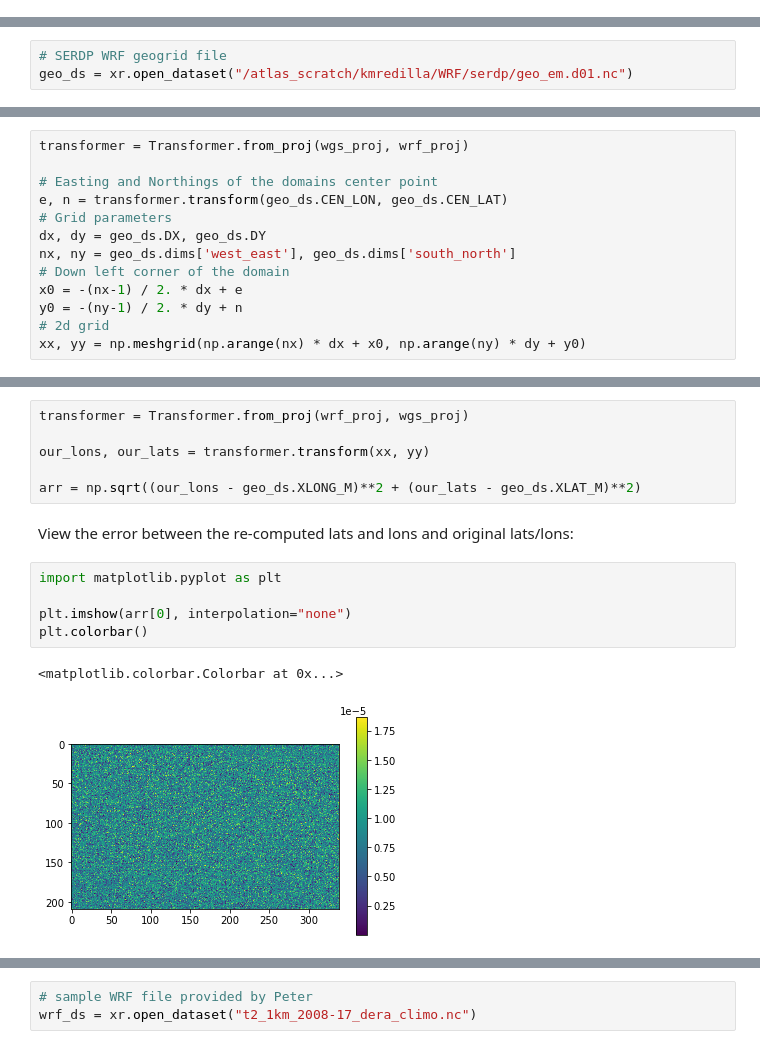
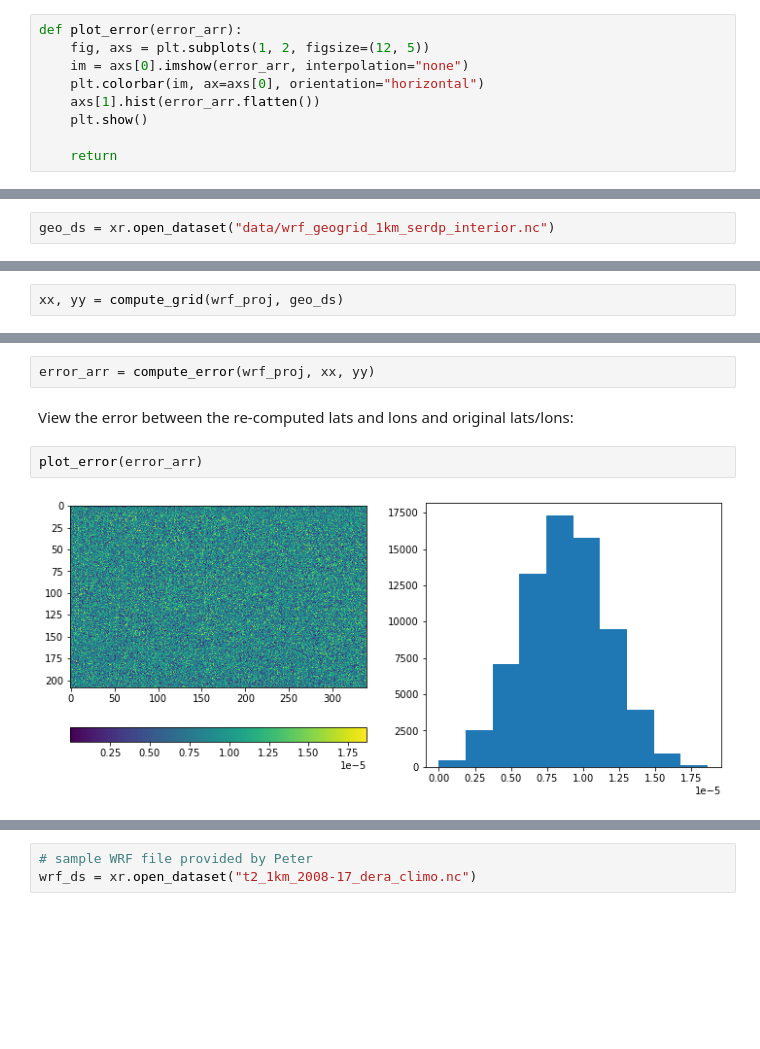
Before and after one commit to ua-snap/snap-geo, a Jupyter notebook: project_wrf.ipynb, the cells around one changed output, grey strips where cells are left out. Saved outputs shown, nothing was run; the diff lists cells and outputs as text; blank space fills up the shorter version.

```diff
--- a/project_wrf.ipynb
+++ b/project_wrf.ipynb
@@ -8,0 +47,9 @@ Load libraries and read WRF geogrid file:
+# %%
+def plot_error(error_arr):
+    fig, axs = plt.subplots(1, 2, figsize=(12, 5))
+    im = axs[0].imshow(error_arr, interpolation="none")
+    plt.colorbar(im, ax=axs[0], orientation="horizontal")
+    axs[1].hist(error_arr.flatten())
+    plt.show()
+
+    return
@@ -13,3 +72,2 @@ from pyproj import Proj, Transformer
 # %%
-# SERDP WRF geogrid file
-geo_ds = xr.open_dataset("/atlas_scratch/kmredilla/WRF/serdp/geo_em.d01.nc")
+geo_ds = xr.open_dataset("data/wrf_geogrid_1km_serdp_interior.nc")
@@ -32,16 +96,5 @@ Note - this notebook makes use of `pyproj v2.x` and `pyproj.transformer.Transfor
 # %%
-transformer = Transformer.from_proj(wgs_proj, wrf_proj)
-
-# Easting and Northings of the domains center point
-e, n = transformer.transform(geo_ds.CEN_LON, geo_ds.CEN_LAT)
-# Grid parameters
-dx, dy = geo_ds.DX, geo_ds.DY
-nx, ny = geo_ds.dims['west_east'], geo_ds.dims['south_north']
-# Down left corner of the domain
-x0 = -(nx-1) / 2. * dx + e
-y0 = -(ny-1) / 2. * dy + n
-# 2d grid
-xx, yy = np.meshgrid(np.arange(nx) * dx + x0, np.arange(ny) * dy + y0)
+xx, yy = compute_grid(wrf_proj, geo_ds)
 # %% [markdown]
 View the generated coordinates:
 # %%
@@ -85,18 +138,10 @@ Shape:  (209, 339)
 # %% [markdown]
 Re-compute the lats and lons for a quick validation:
 # %%
-transformer = Transformer.from_proj(wrf_proj, wgs_proj)
-
-our_lons, our_lats = transformer.transform(xx, yy)
-
-arr = np.sqrt((our_lons - geo_ds.XLONG_M)**2 + (our_lats - geo_ds.XLAT_M)**2)
+error_arr = compute_error(wrf_proj, xx, yy)
 # %% [markdown]
 View the error between the re-computed lats and lons and original lats/lons:
 # %%
-import matplotlib.pyplot as plt
-
-plt.imshow(arr[0], interpolation="none")
-plt.colorbar()
+plot_error(error_arr)
 # %% [output]
-<matplotlib.colorbar.Colorbar at 0x...>
-[figure, old version]
+[figure, new version]
```
Also changed, not shown: parts of 28 cells of this notebook, 1 other file.
